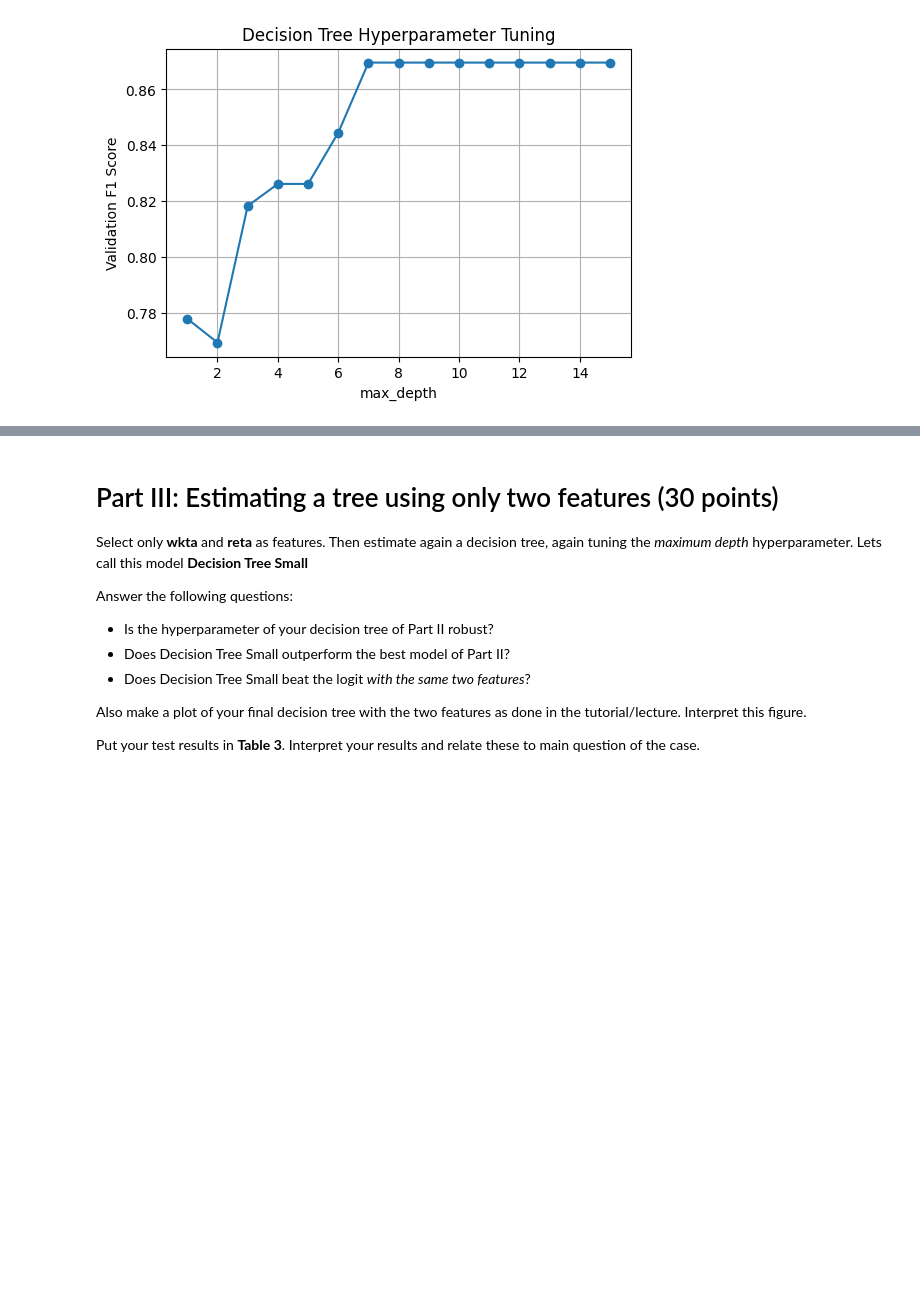
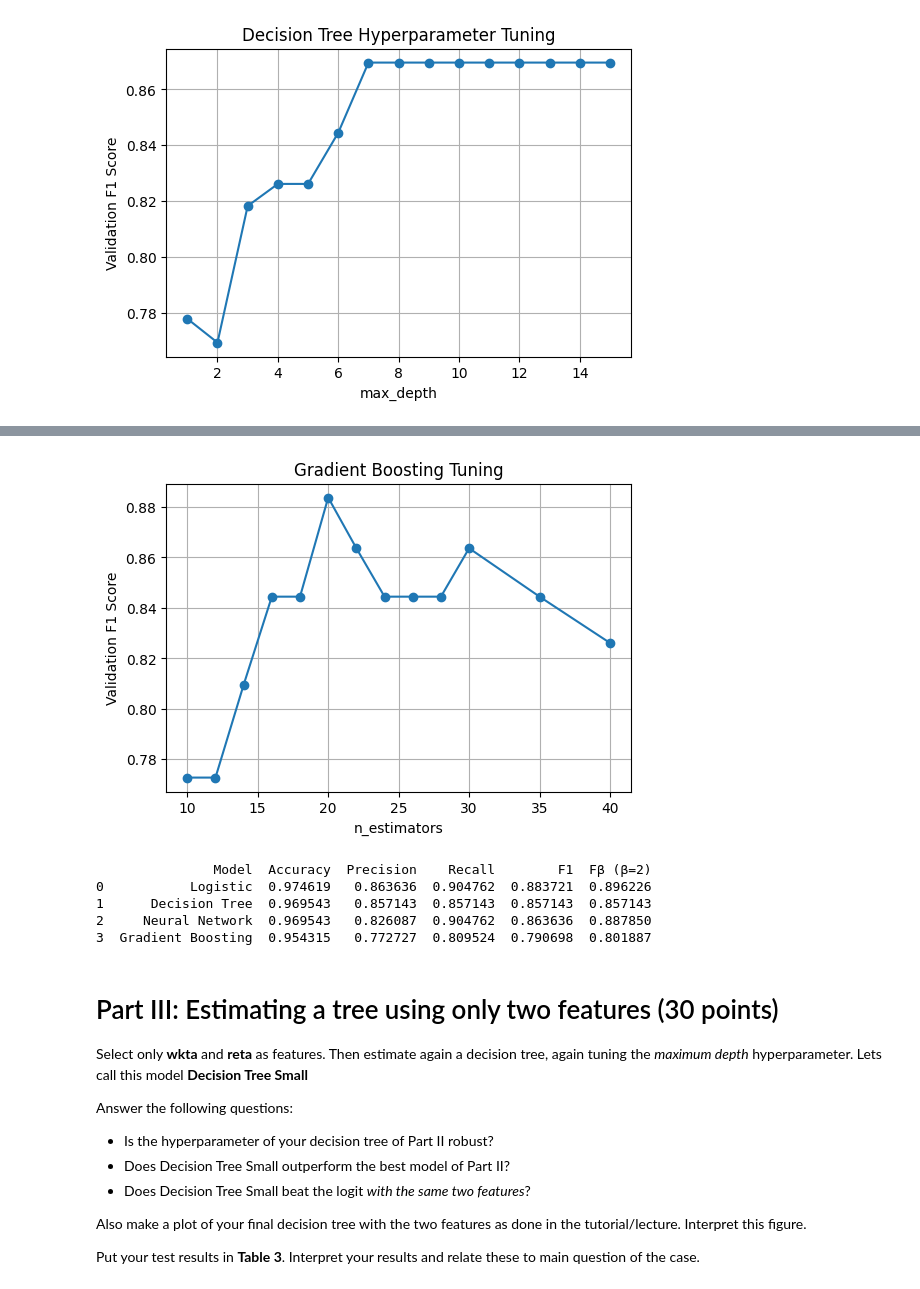
Before and after one commit to Milanpeter-77/Coursework-Predicting-Housing-Prices, a Jupyter notebook: ML4F_2025_Assignment_2.ipynb, the cells around one changed output, grey strips where cells are left out. Cells and saved outputs as stored; diff of their text form; code cells hidden in the pictures; blank space fills up the shorter version.

```diff
--- a/ML4F_2025_Assignment_2.ipynb
+++ b/ML4F_2025_Assignment_2.ipynb
@@ -353,7 +356,7 @@ Training NN config: layers=2, nodes=16
 # Model 4: Gradient Boosting
 # Hyperparameter tuning for n_estimators
 
-estimators = [10, 20, 40, 60, 80, 100, 150]
+estimators = [10,12,14,16,18,20,22,24,26,28,30,35,40]
 val_scores_gb = []
 
 # Tune n_estimators on validation set
@@ -361,33 +364,35 @@ for n in estimators:
     gb = GradientBoostingClassifier(
         n_estimators=n,
         learning_rate=0.8,
         max_depth=2,
         random_state=0
     )
     gb.fit(X_train, y_train)
     preds = gb.predict(X_val)
     val_scores_gb.append(f1_score(y_val, preds))
 
 # Plot tuning curve
 plt.figure(figsize=(6,4))
 plt.plot(estimators, val_scores_gb, marker='o')
 plt.xlabel("n_estimators")
 plt.ylabel("Validation F1 Score")
 plt.title("Gradient Boosting Tuning")
 plt.grid(True)
 plt.show()
 
 # Fit best model with optimal n_estimators and predefined hyperparameters (learning_rate=0.8, max_depth=2)
 best_n = estimators[np.argmax(val_scores_gb)]
 gb = GradientBoostingClassifier(
     n_estimators=best_n,
     learning_rate=0.8,
     max_depth=2,
     random_state=0
 )
 gb.fit(X_train, y_train)
 
 y_pred_gb = gb.predict(X_test)
+# %% [output]
+[figure, added]
 # %%
 # Metrics Table
 
@@ -414,6 +419,12 @@ df_results = pd.DataFrame(results, columns=[
 ])
 
 print(df_results)
+# %% [output]
+               Model  Accuracy  Precision    Recall        F1  Fβ (β=2)
+0           Logistic  0.974619   0.863636  0.904762  0.883721  0.896226
+1      Decision Tree  0.969543   0.857143  0.857143  0.857143  0.857143
+2     Neural Network  0.969543   0.826087  0.904762  0.863636  0.887850
+3  Gradient Boosting  0.954315   0.772727  0.809524  0.790698  0.801887
 # %% [markdown]
 # Part III: Estimating a tree using only two features (30 points)
 
```
Also changed, not shown: parts of 1 cell of this notebook.
